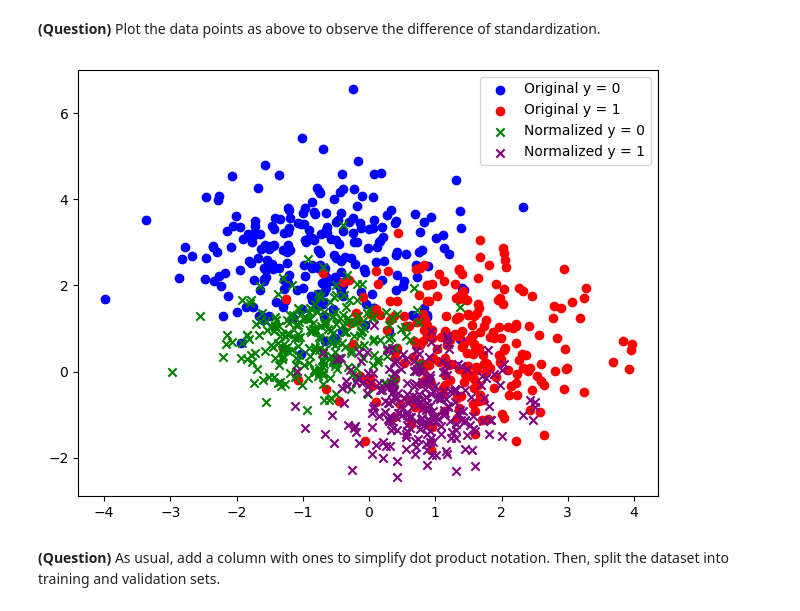
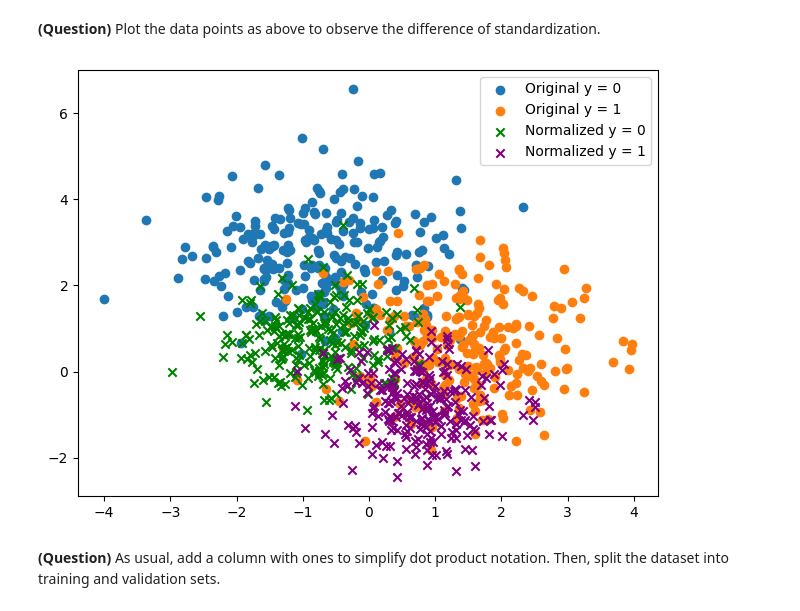
Before and after one commit to daJster/Machine_learning_2023, a Jupyter notebook: ml-tp2.ipynb, the cells around one changed output. Drawn from its saved outputs; the diff is of its cells as text; code cells hidden in the pictures.

```diff
--- a/ml-tp2.ipynb
+++ b/ml-tp2.ipynb
@@ -55,18 +57,18 @@ assert np.allclose(X_normalized.var(axis=0), 1.)
 **(Question)** Plot the data points as above to observe the difference of standardization.
 # %%
 # Plot the original data
-plt.scatter(X[:, 0][y == 0], X[:, 1][y == 0], label='Original y = 0', color='blue')
-plt.scatter(X[:, 0][y == 1], X[:, 1][y == 1], label='Original y = 1', color='red')
+plt.scatter(X[:, 0][y == 0], X[:, 1][y == 0], label='Original y = 0')
+plt.scatter(X[:, 0][y == 1], X[:, 1][y == 1], label='Original y = 1')
 
 # Plot the normalized data
 plt.scatter(X_normalized[:, 0][y == 0], X_normalized[:, 1][y == 0], label='Normalized y = 0', color='green', marker='x')
 plt.scatter(X_normalized[:, 0][y == 1], X_normalized[:, 1][y == 1], label='Normalized y = 1', color='purple', marker='x')
 plt.legend()
 plt.tight_layout()
 plt.show()
 plt.close()
 # %% [output]
-[figure, old version]
+[figure, new version]
 # %% [markdown]
 **(Question)** As usual, add a column with ones to simplify dot product notation. Then, split the dataset into training and validation sets.
 # %%
```
Also changed, not shown: parts of 22 cells of this notebook.
